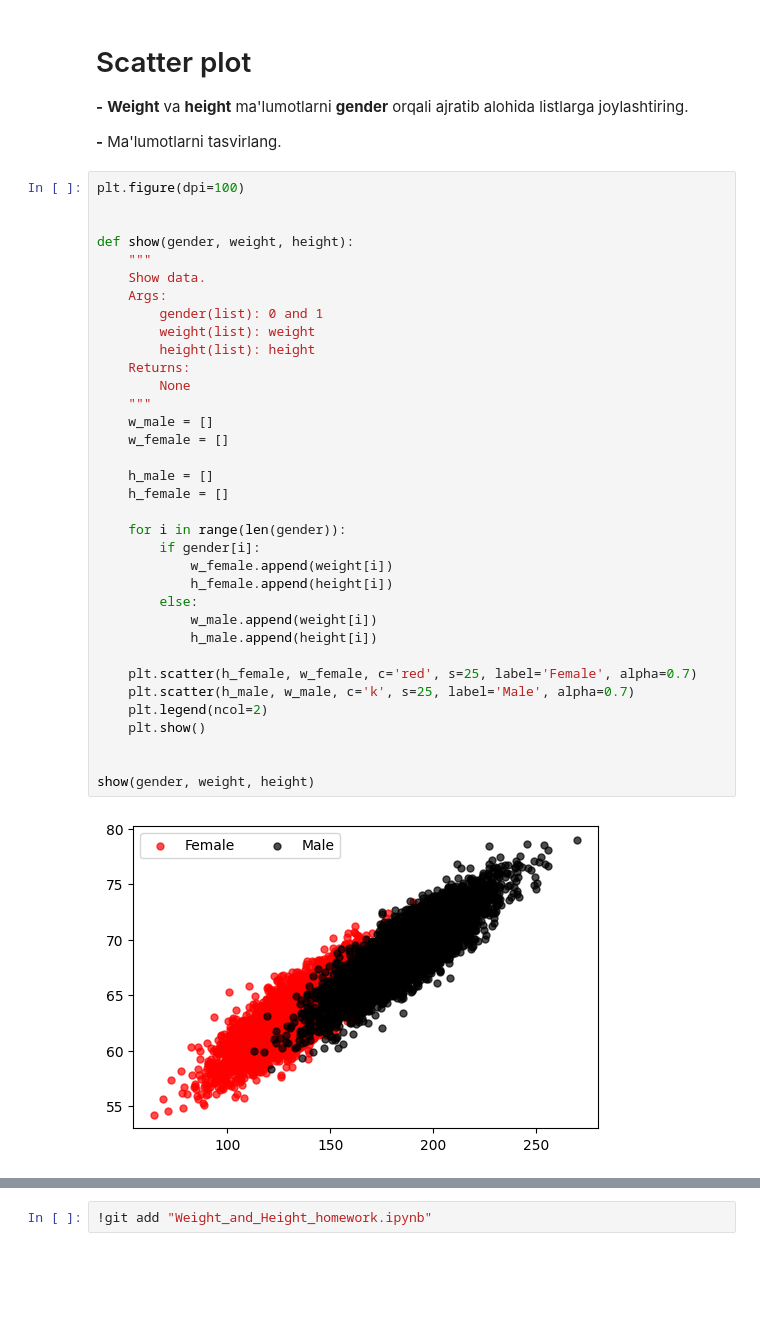
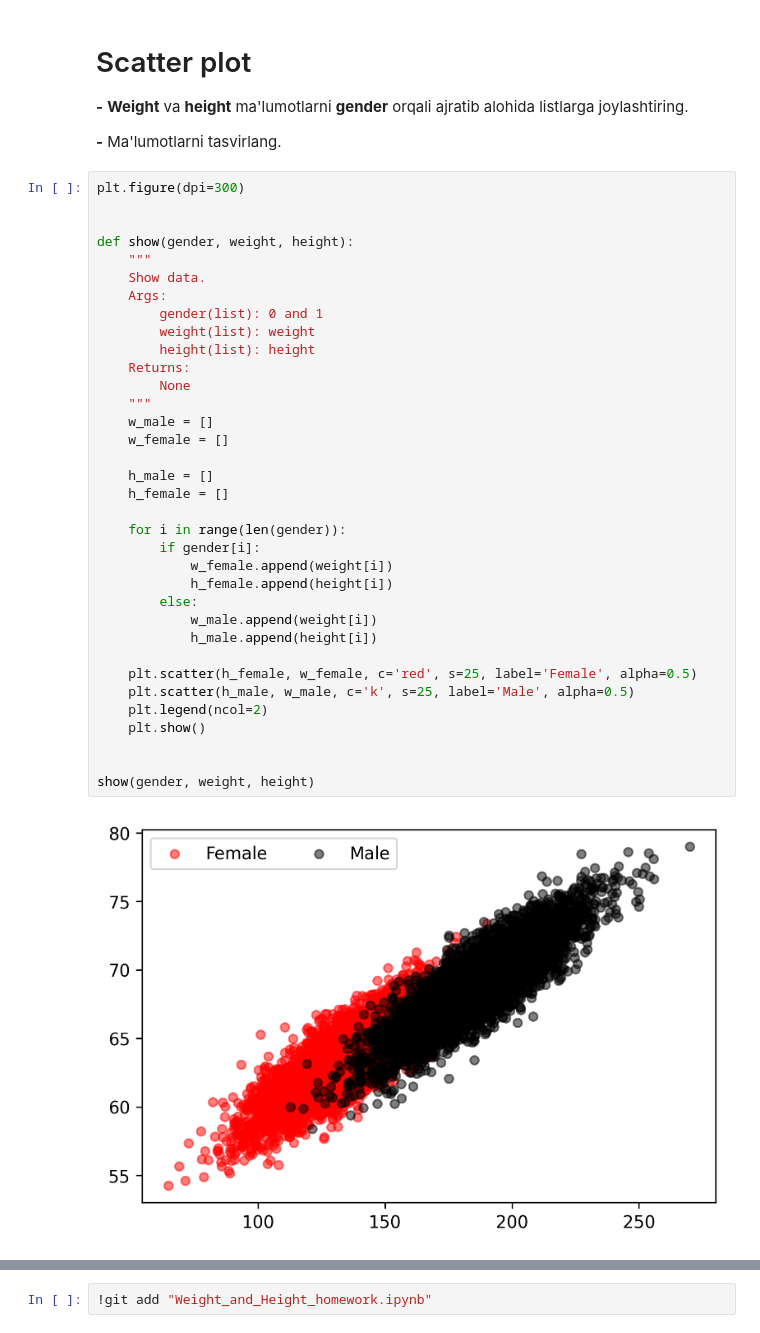
Before and after one commit to Mr-Umidjon/03-Line-Plot, a Jupyter notebook: Weight_and_Height_homework.ipynb, the cells around one changed output, grey strips where cells are left out. Cells and saved outputs as stored; diff of their text form; blank space fills up the shorter version.

```diff
--- a/Weight_and_Height_homework.ipynb
+++ b/Weight_and_Height_homework.ipynb
@@ -71,42 +71,42 @@ gender[0], weight[0], height[0]
 
 **-** Ma'lumotlarni tasvirlang.
 # %%
-plt.figure(dpi=100)
+plt.figure(dpi=300)
 
 
 def show(gender, weight, height):
     """
     Show data.
     Args:
         gender(list): 0 and 1
         weight(list): weight
         height(list): height
     Returns:
         None
     """
     w_male = []
     w_female = []
 
     h_male = []
     h_female = []
 
     for i in range(len(gender)):
         if gender[i]:
             w_female.append(weight[i])
             h_female.append(height[i])
         else:
             w_male.append(weight[i])
             h_male.append(height[i])
 
-    plt.scatter(h_female, w_female, c='red', s=25, label='Female', alpha=0.7)
-    plt.scatter(h_male, w_male, c='k', s=25, label='Male', alpha=0.7)
+    plt.scatter(h_female, w_female, c='red', s=25, label='Female', alpha=0.5)
+    plt.scatter(h_male, w_male, c='k', s=25, label='Male', alpha=0.5)
     plt.legend(ncol=2)
     plt.show()
 
 
 show(gender, weight, height)
 # %% [output]
-[figure, old version]
+[figure, new version]
 # %%
 show(gender, weight, height)
 # %% [output]
```
Also changed, not shown: parts of 3 cells of this notebook.
